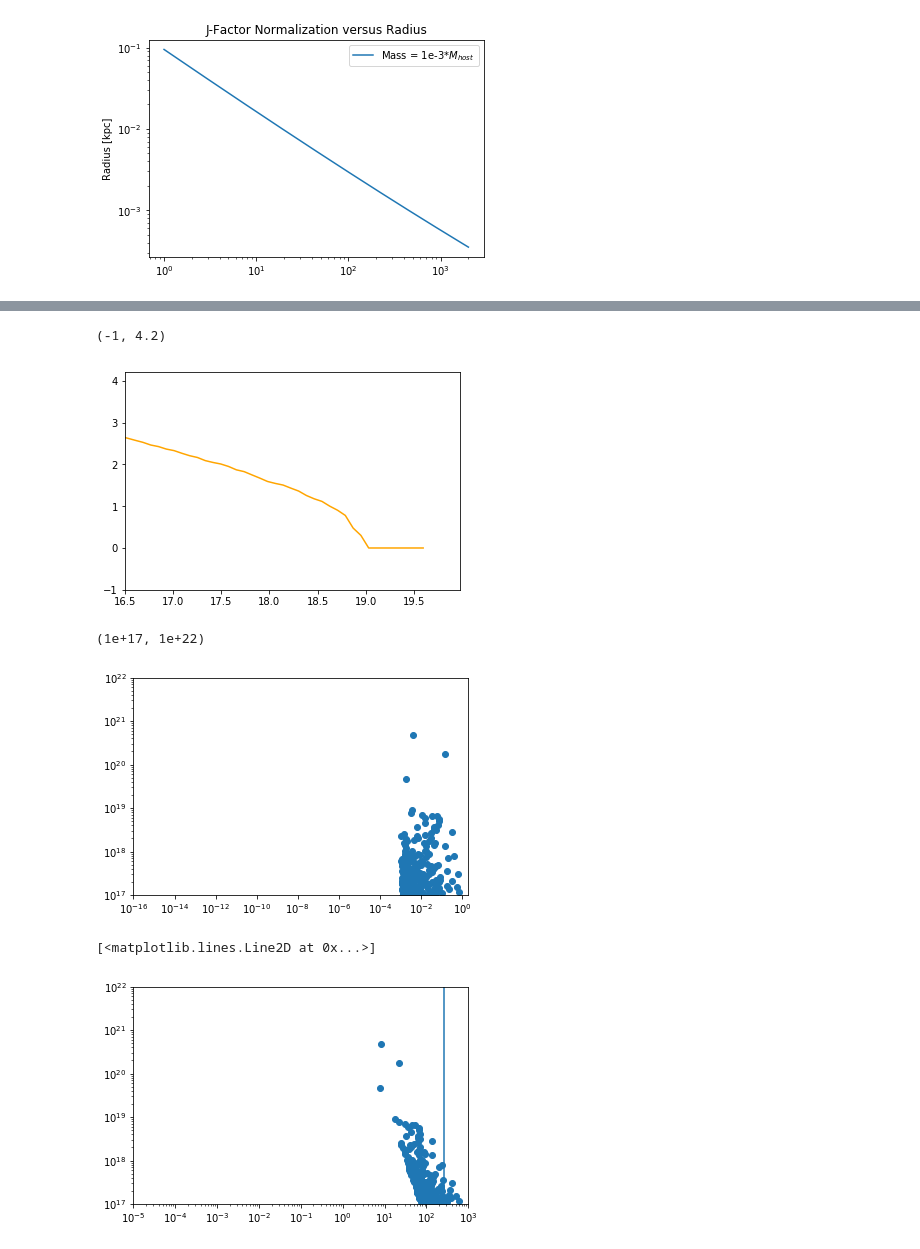
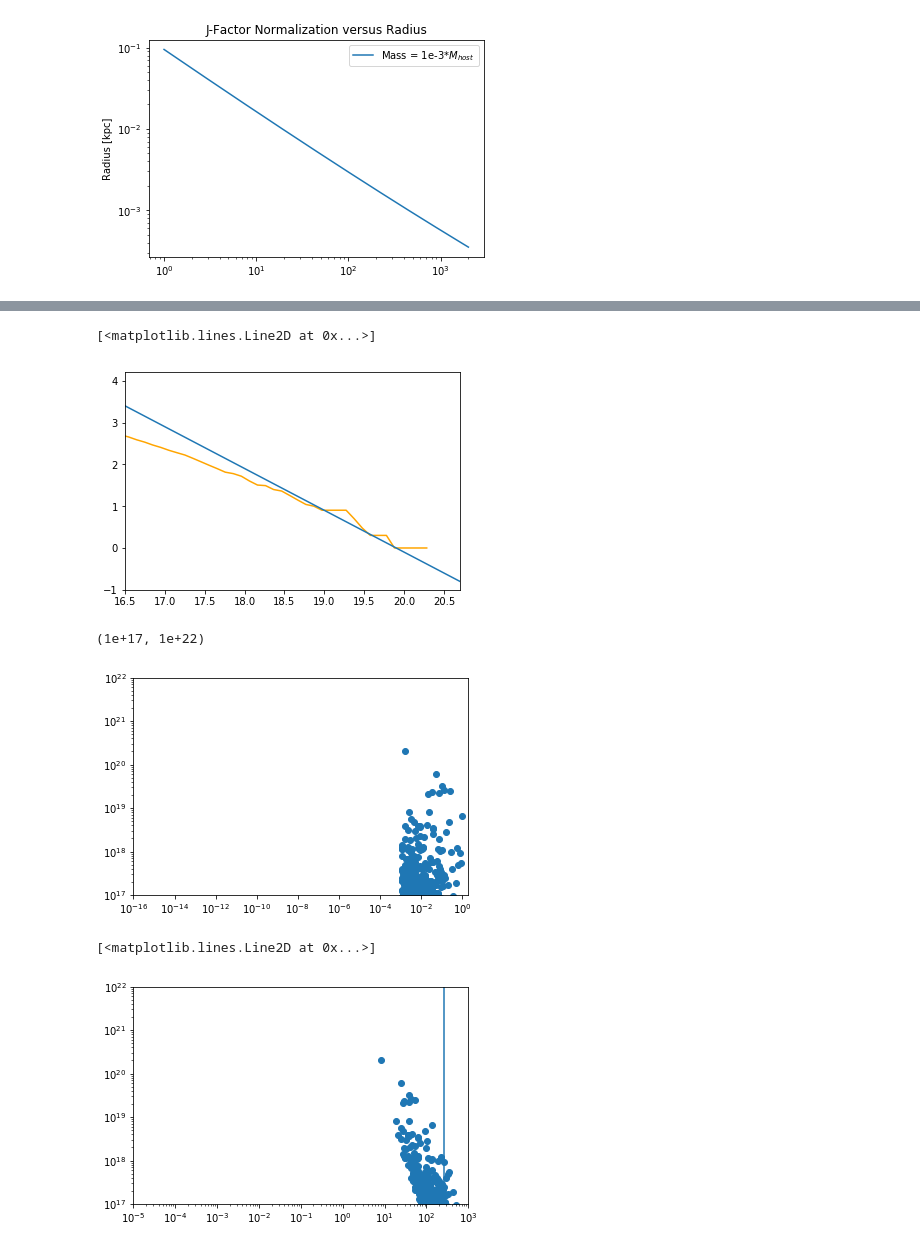
Before and after one commit to jeansom/Subhalos, a Jupyter notebook: SubhaloWAstropy_Plots.ipynb, the cells around one changed output, grey strips where cells are left out. Cells and saved outputs as stored; diff of their text form; code cells hidden in the pictures.

```diff
--- a/SubhaloWAstropy_Plots.ipynb
+++ b/SubhaloWAstropy_Plots.ipynb
@@ -96,12 +97,16 @@ plt.legend()
 # %% [output]
 <matplotlib.legend.Legend at 0x...>
 [figure]
+# %%
+mass_arr, rval_arr, theta_arr, phi_arr, dA_vals, b_vals, l_vals, pixels, subhalos_J = get_fluxes()[1:]
 # %%
-mass_arr, rval_arr, theta_arr, phi_arr, dA_vals, b_vals, l_vals, subhalos_J = get_fluxes()[1:]
-plt.hist(mass_arr, np.logspace(np.log10(mMin), np.log10(mMax), 100), label="Mock Data")
+print(len(mass_arr))
+plt.hist(mass_arr*1e10, np.logspace(6, 10, 100), label="Mock Data")
+#plt.plot(mass_arr*1e10, 10**(8.6)*(mass_arr*1e10)**(-.9))
 plt.title("Mass Distribution")
 plt.ylabel("Counts")
 plt.xlabel("Mass [1e10 $M_{\odot}$]")
 plt.xscale("log")
+plt.yscale("log")
 plt.legend()
 # %% [output]
@@ -166,7 +172,8 @@ plt.legend()
 # %%
-bins = plt.hist(np.log10(subhalos_J), bins=np.linspace(12,20,100), label="Mock Data")
+bins = plt.hist(np.log10(subhalos_J), bins=np.linspace(12,22,100), label="Mock Data")
 plt.title("J-Factor Distribution")
 plt.ylabel("Counts")
 plt.xlabel("log$_{10}$ J [GeV$^2$ cm$^{-5}$]")
 plt.legend()
+print(np.sum(np.array(bins[0])[bins[1][:-1]>=18]))
 # %% [output]
@@ -175,16 +192,16 @@ plt.legend()
 # %%
 cum_J = []
 N = np.sum(bins[0])
 for J in bins[0]:
     cum_J.append(N)
     N -= J
 plt.plot(bins[1][:-1], np.log10(cum_J), c="orange")
 plt.xlim(16.5)
 plt.ylim(-1,4.2)
-#plt.plot(bins[1], 20.-bins[1])
+plt.plot(bins[1], 19.9-bins[1])
 # %% [output]
-(-1, 4.2)
+[<matplotlib.lines.Line2D at 0x...>]
-[figure, old version]
+[figure, new version]
 # %%
 plt.scatter(mass_arr, subhalos_J)
 plt.xscale("log")
@@ -193,7 +210,7 @@ plt.xlim(1e-16, 2)
 plt.ylim(1e17, 1e22)
 # %% [output]
 (1e+17, 1e+22)
-[figure, old version]
+[figure, new version]
 # %%
 plt.scatter(dA_vals, subhalos_J)
 plt.xscale("log")
@@ -203,6 +220,6 @@ plt.ylim(1e17, 1e22)
 plt.plot(np.ones(200)*(268), np.logspace(17, 22, 200))
 # %% [output]
 [<matplotlib.lines.Line2D at 0x...>]
-[figure, old version]
+[figure, new version]
 # %%
 max_J = []
```
Also changed, not shown: parts of 14 cells of this notebook, 2 other files.
